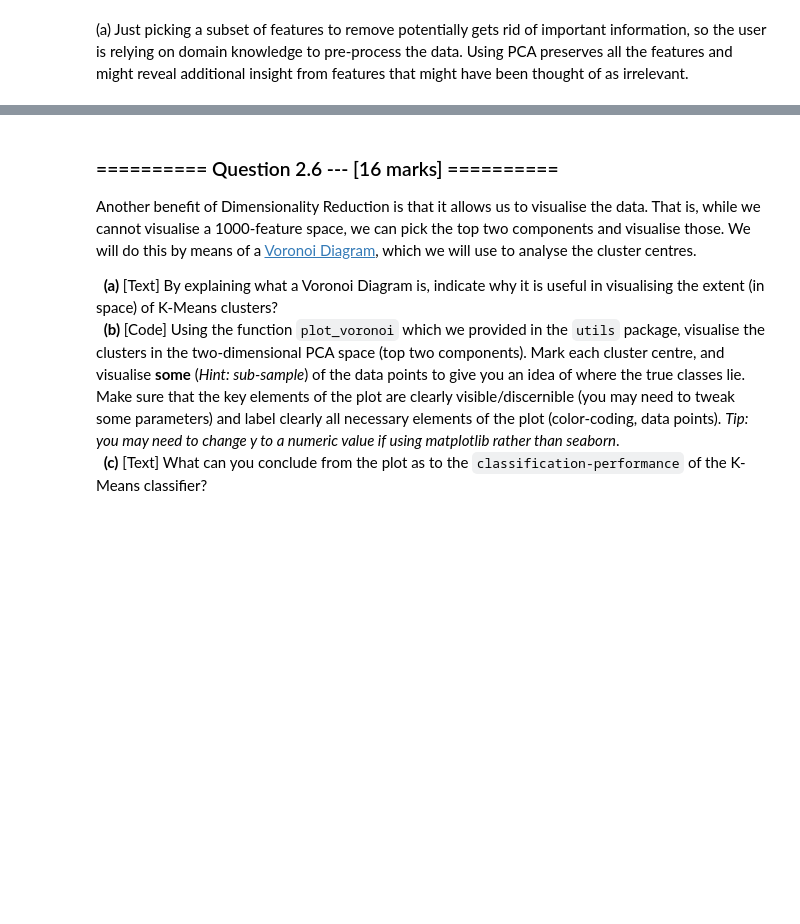
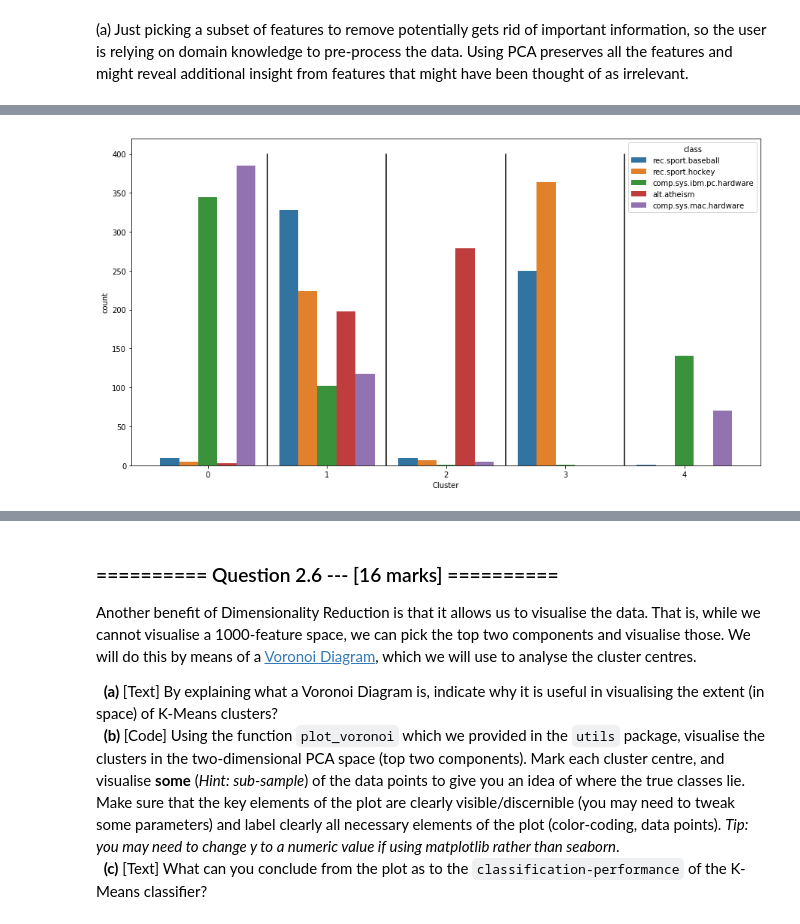
Before and after one commit to RJHughes/ML18, a Jupyter notebook: Assignments/04_A_KMeans.ipynb, the cells around one changed output, grey strips where cells are left out. Saved outputs shown, nothing was run; the diff lists cells and outputs as text; code cells hidden in the pictures; blank space fills up the shorter version.

```diff
--- a/Assignments/04_A_KMeans.ipynb
+++ b/Assignments/04_A_KMeans.ipynb
@@ -327,0 +360,23 @@ We will now investigate using [PCA](http://scikit-learn.org/0.19/modules/generat
+# %%
+#(e) #
+
+# Reduce dimensionality and use 5-cluster kmeans
+pca = PCA(n_components=2, random_state=1000, whiten=True)
+pca.fit(X)
+new_X = pca.transform(X)
+km.fit(new_X)
+predictions = km.predict(new_X)
+
+# Make data into dataframe
+predictions = pd.DataFrame(predictions)
+predictions['class'] = y
+
+# Plot
+pylab.rcParams['figure.figsize'] = (15, 8)
+sns.countplot(x=0,hue='class',data=predictions)
+height = 400
+for x in arange(0.5,4.5,1): plt.plot([x,x],[0,height],color='k')
+plt.xlabel('Cluster')
+plt.show()
+# %% [output]
+[figure, added]
```
Also changed, not shown: parts of 16 cells of this notebook.
